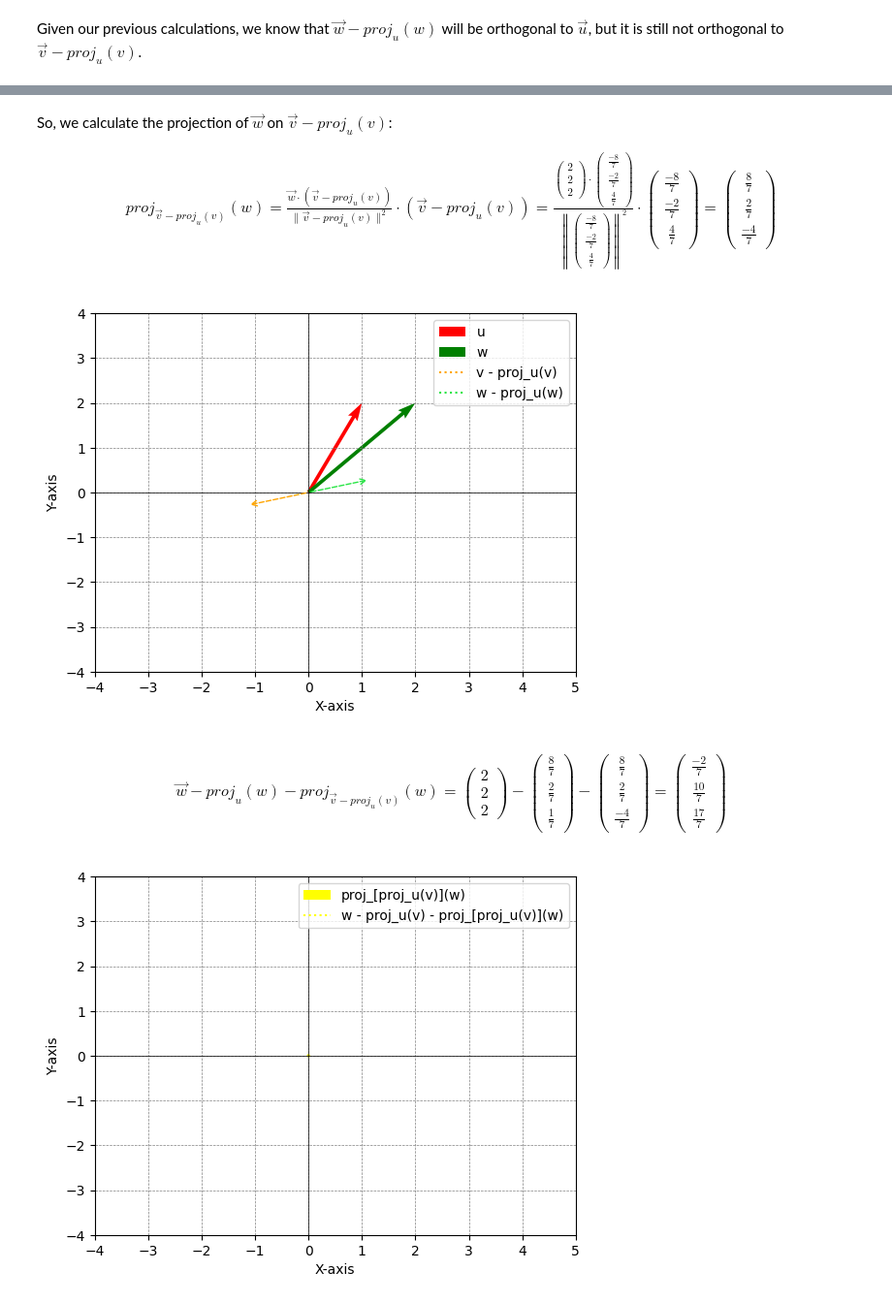
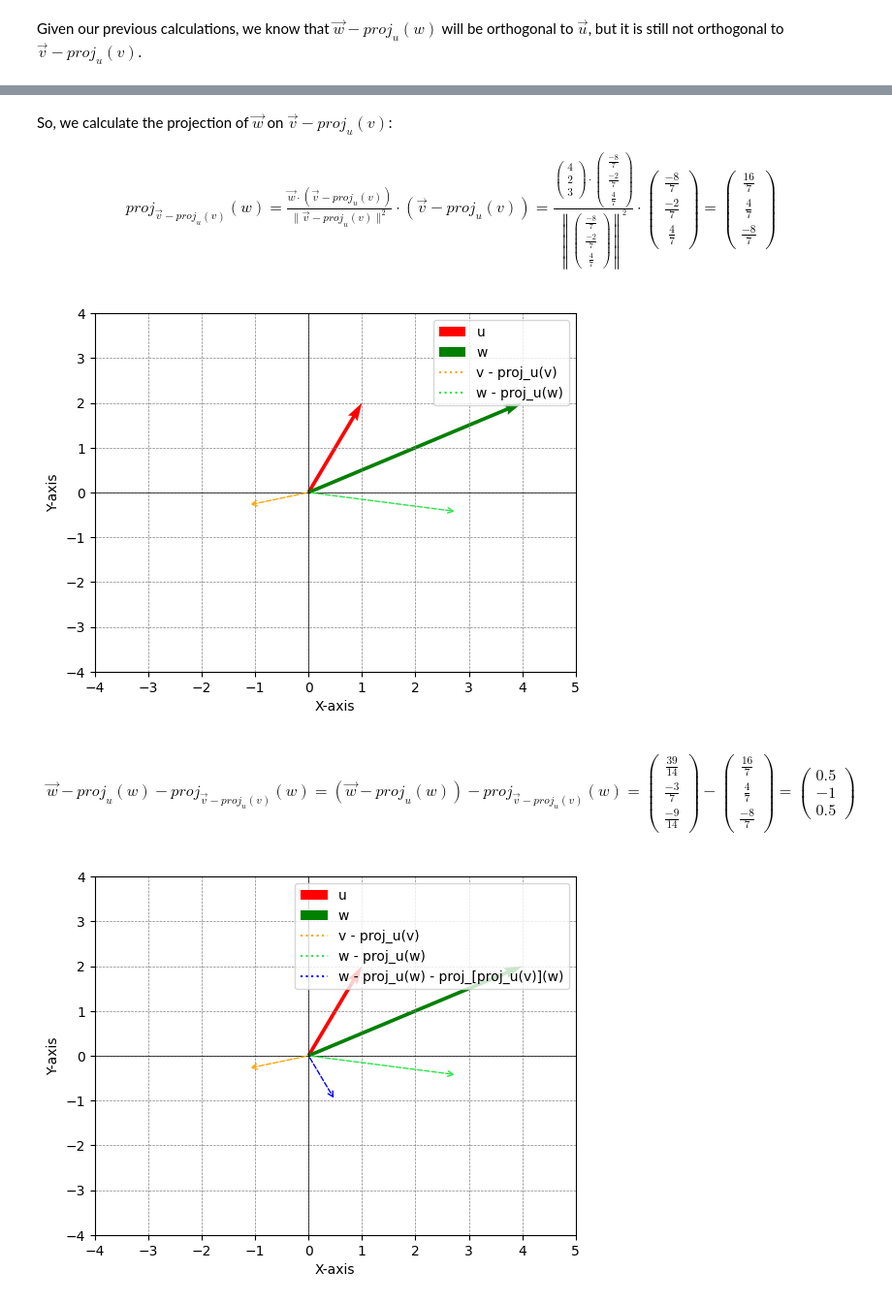
Before and after one commit to AshnahKhalidKhan/Quantum-FYP-Code, a Jupyter notebook: qgs_Tutorial_GM.ipynb, the cells around one changed output, grey strips where cells are left out. Shown: that part at 97% size. Cells and saved outputs as stored; diff of their text form; code cells hidden in the pictures.

```diff
--- a/qgs_Tutorial_GM.ipynb
+++ b/qgs_Tutorial_GM.ipynb
@@ -1469,7 +1473,7 @@ So, we calculate the projection of $\vec{w}$ on $\vec{v} - proj_{u}(v)$:
   =
     \frac
     {
-      \begin{pmatrix} 2 \\ 2 \\ 2 \end{pmatrix}
+      \begin{pmatrix} 4 \\ 2 \\ 3 \end{pmatrix}
       \cdot
       \begin{pmatrix}
         \frac{-8}{7} \\ \frac{-2}{7} \\ \frac{4}{7}
@@ -1488,13 +1492,13 @@ So, we calculate the projection of $\vec{w}$ on $\vec{v} - proj_{u}(v)$:
     \end{pmatrix}
   =
     \begin{pmatrix}
-      \frac{8}{7} \\ \frac{2}{7} \\ \frac{-4}{7}
+      \frac{16}{7} \\ \frac{4}{7} \\ \frac{-8}{7}
     \end{pmatrix}
 \end{align}
 # %%
 u = np.array([1, 2, 3])
 v = np.array([-1, 0, 1])
-w = np.array([2, 2, 2])
+w = np.array([4, 2, 3])
 projection_uv = (np.dot(v, u) / np.linalg.norm(u) ** 2) * u
 v_minus_projection_uv = v - projection_uv
 projection_uw = (np.dot(w, u) / np.linalg.norm(u) ** 2) * u
@@ -1523,62 +1527,58 @@ plt.legend()
 
 plt.show()
 # %% [output]
-[figure, old version]
+[figure, new version]
 # %% [markdown]
 \begin{align}
   \vec{w} - proj_{u}(w) - proj_{\vec{v} - proj_{u}(v)}(w)
   =
-    \begin{pmatrix} 2 \\ 2 \\ 2 \end{pmatrix}
-    -
+    (\vec{w} - proj_{u}(w)) - proj_{\vec{v} - proj_{u}(v)}(w)
+  =
     \begin{pmatrix}
-      \frac{8}{7} \\ \frac{2}{7} \\ \frac{1}{7}
+      \frac{39}{14} \\ \frac{-3}{7} \\ \frac{-9}{14}
     \end{pmatrix}
     -
     \begin{pmatrix}
-      \frac{8}{7} \\ \frac{2}{7} \\ \frac{-4}{7}
+      \frac{16}{7} \\ \frac{4}{7} \\ \frac{-8}{7}
     \end{pmatrix}
   =
-    \begin{pmatrix}
-      \frac{-2}{7} \\ \frac{10}{7} \\ \frac{17}{7}
-    \end{pmatrix}
+    \begin{pmatrix} 0.5 \\ -1 \\ 0.5 \end{pmatrix}
 \end{align}
 # %%
 u = np.array([1, 2, 3])
 v = np.array([-1, 0, 1])
-w = np.array([2, 2, 2])
+w = np.array([4, 2, 3])
 projection_uv = (np.dot(v, u) / np.linalg.norm(u) ** 2) * u
 v_minus_projection_uv = v - projection_uv
 projection_uw = (np.dot(w, u) / np.linalg.norm(u) ** 2) * u
 w_minus_projection_uw = w - projection_uw
 projection_projection_uv_w = (np.dot(w, v_minus_projection_uv) / np.linalg.norm(v_minus_projection_uv) ** 2) * v_minus_projection_uv
 w_minus_projection_uw__minus__projection_projection_uv_w = w - projection_uw - projection_projection_uv_w
 
 plt.figure()
-# plt.quiver(0, 0, u[0], u[1], angles = 'xy', scale_units = 'xy', scale = 1, color = 'r', label = 'u')
-# plt.quiver(0, 0, w[0], w[1], angles = 'xy', scale_units = 'xy', scale = 1, color = 'g', label = 'w')
+plt.quiver(0, 0, u[0], u[1], angles = 'xy', scale_units = 'xy', scale = 1, color = 'r', label = 'u')
+plt.quiver(0, 0, w[0], w[1], angles = 'xy', scale_units = 'xy', scale = 1, color = 'g', label = 'w')
 
-plt.quiver(0, 0, w_minus_projection_uw__minus__projection_projection_uv_w[0], w_minus_projection_uw__minus__projection_projection_uv_w[1], angles = 'xy', scale_units = 'xy', scale = 1, color = 'yellow', label = 'proj_[proj_u(v)](w)')
+plt.plot([0, 0], [0, 0], linestyle = 'dotted', color = 'orange', label = 'v - proj_u(v)')
+plt.annotate('', xy = (v_minus_projection_uv[0], v_minus_projection_uv[1]), xytext = (0, 0), arrowprops = dict(arrowstyle = '->', linestyle = 'dashed', color = 'orange'))
 
-# plt.plot([0, 0], [0, 0], linestyle = 'dotted', color = 'orange', label = 'v - proj_u(v)')
-# plt.annotate('', xy = (v_minus_projection_uv[0], v_minus_projection_uv[1]), xytext = (0, 0), arrowprops = dict(arrowstyle = '->', linestyle = 'dashed', color = 'orange'))
+plt.plot([0, 0], [0, 0], linestyle = 'dotted', color = '#29E546', label = 'w - proj_u(w)')
+plt.annotate('', xy = (w_minus_projection_uw[0], w_minus_projection_uw[1]), xytext = (0, 0), arrowprops = dict(arrowstyle = '->', linestyle = 'dashed', color = '#29E546'))
 
-# plt.plot([0, 0], [0, 0], linestyle = 'dotted', color = '#29E546', label = 'w - proj_u(w)')
-# plt.annotate('', xy = (w_minus_projection_uw[0], w_minus_projection_uw[1]), xytext = (0, 0), arrowprops = dict(arrowstyle = '->', linestyle = 'dashed', color = '#29E546'))
-
-plt.plot([0, 0], [0, 0], linestyle = 'dotted', color = 'yellow', label = 'w - proj_u(v) - proj_[proj_u(v)](w)')
-plt.annotate('', xy = (w_minus_projection_uw__minus__projection_projection_uv_w[0], w_minus_projection_uw__minus__projection_projection_uv_w[1]), xytext = (0, 0), arrowprops = dict(arrowstyle = '->', linestyle = 'dashed', color = 'yellow'))
+plt.plot([0, 0], [0, 0], linestyle = 'dotted', color = 'b', label = 'w - proj_u(w) - proj_[proj_u(v)](w)')
+plt.annotate('', xy = (w_minus_projection_uw__minus__projection_projection_uv_w[0], w_minus_projection_uw__minus__projection_projection_uv_w[1]), xytext = (0, 0), arrowprops = dict(arrowstyle = '->', linestyle = 'dashed', color = 'b'))
 
 plt.xlim(-4, 5)
 plt.ylim(-4, 4)
 
 
 plt.xlabel('X-axis')
 plt.ylabel('Y-axis')
 plt.axhline(0, color = 'black',linewidth = 0.5)
 plt.axvline(0, color = 'black',linewidth = 0.5)
 plt.grid(color = 'gray', linestyle = '--', linewidth = 0.5)
 plt.legend()
 
 plt.show()
 # %% [output]
-[figure, old version]
+[figure, new version]
```
Also changed, not shown: parts of 19 cells of this notebook.
